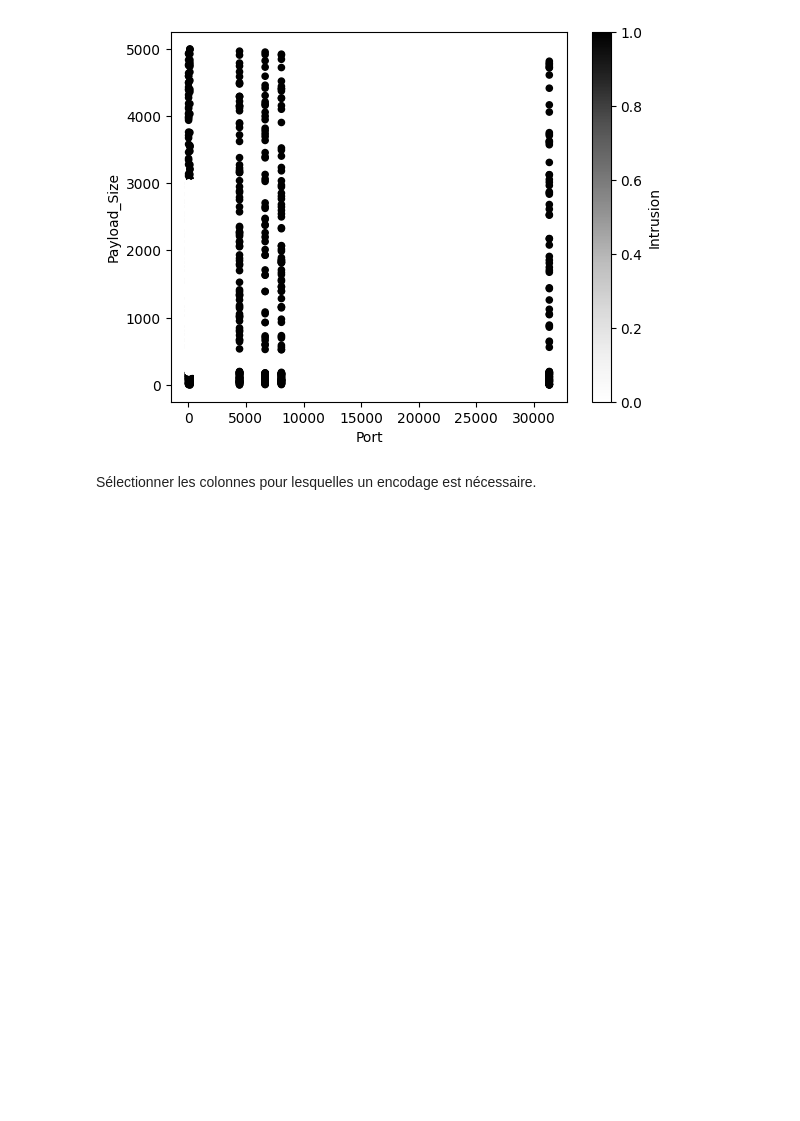
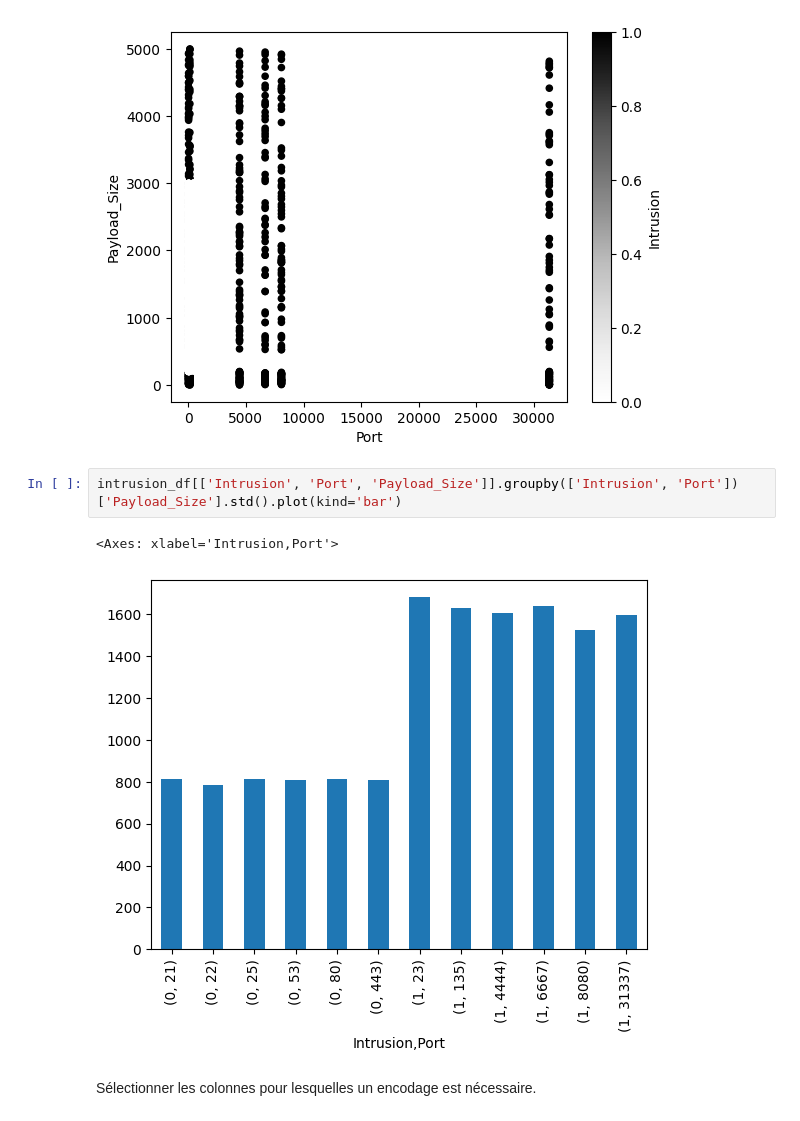
Before and after one commit to argonaultes-education/trde703-etl-auxerre-i1-2026, a Jupyter notebook: intrusion.ipynb, the cells around one changed output. Cells and saved outputs as stored; diff of their text form; blank space fills up the shorter version.

```diff
--- a/intrusion.ipynb
+++ b/intrusion.ipynb
@@ -143,6 +143,11 @@ intrusion_df[['Payload_Size', 'Intrusion', 'Port']].plot.scatter(y='Payload_Size
 # %% [output]
 <Axes: xlabel='Port', ylabel='Payload_Size'>
 [figure]
+# %%
+intrusion_df[['Intrusion', 'Port', 'Payload_Size']].groupby(['Intrusion', 'Port'])['Payload_Size'].std().plot(kind='bar')
+# %% [output]
+<Axes: xlabel='Intrusion,Port'>
+[figure, added]
 # %% [markdown]
 Sélectionner les colonnes pour lesquelles un encodage est nécessaire.
 # %% [markdown]
```
